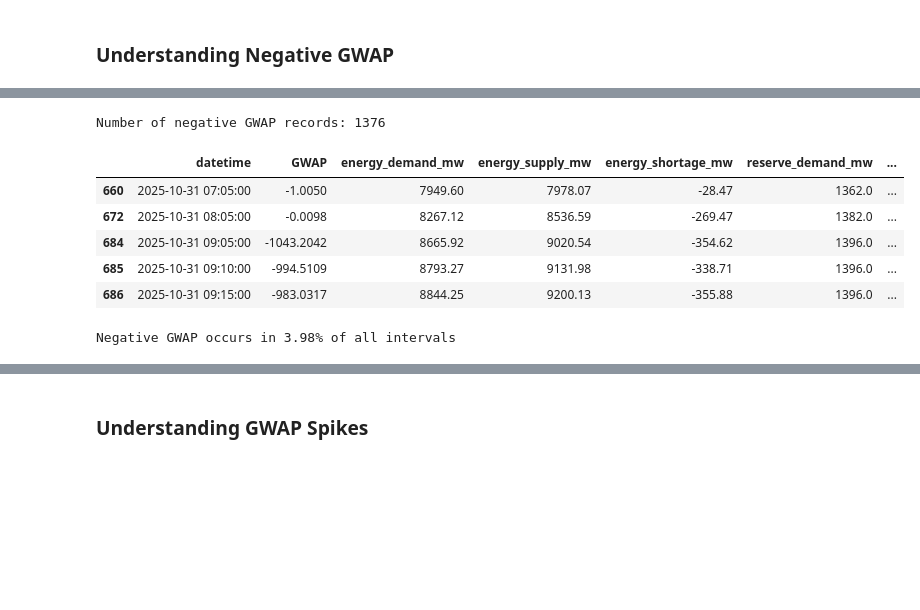
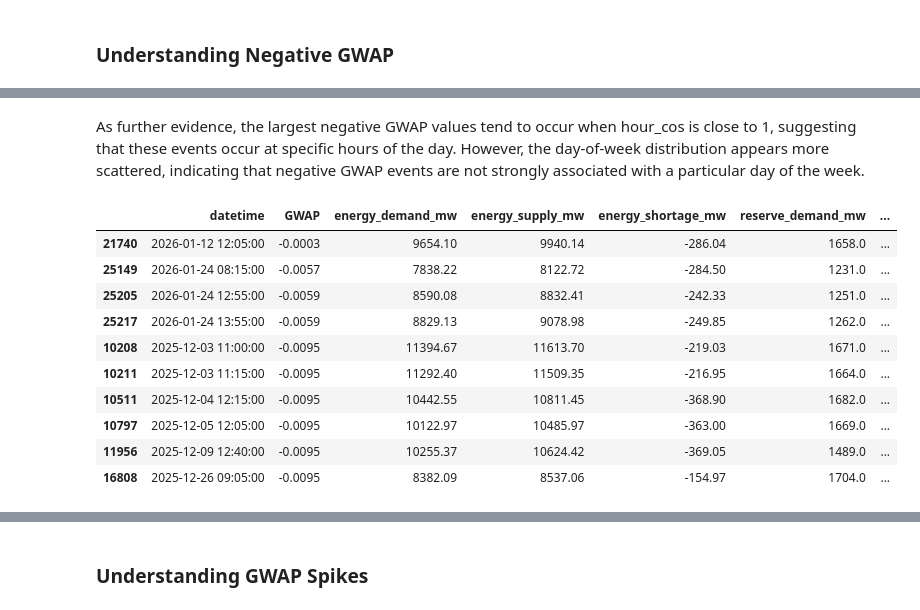
Before and after one commit to haniellejermayn/wesm-price-prediction, a Jupyter notebook: 02_EDA.ipynb, the cells around one changed output, grey strips where cells are left out. Cells and saved outputs as stored; diff of their text form; code cells hidden in the pictures; blank space fills up the shorter version.

```diff
--- a/02_EDA.ipynb
+++ b/02_EDA.ipynb
@@ -256,18 +278,16 @@ plt.show()
+# %% [markdown]
+As further evidence, the largest negative GWAP values tend to occur when hour_cos is close to 1, suggesting that these events occur at specific hours of the day. However, the day-of-week distribution appears more scattered, indicating that negative GWAP events are not strongly associated with a particular day of the week.
 # %%
-df_negative_gwap = df[df["GWAP"] < 0].copy()
-
-print(f"Number of negative GWAP records: {len(df_negative_gwap)}")
-df_negative_gwap.head()
+negative_gwap.nlargest(10, 'GWAP')
 # %% [output]
-Number of negative GWAP records: 1376
 |  | datetime | GWAP | energy_demand_mw | energy_supply_mw | energy_shortage_mw | reserve_demand_mw | ... |
-| 660 | 2025-10-31 07:05:00 | -1.0050 | 7949.60 | 7978.07 | -28.47 | 1362.0 | ... |
-| 672 | 2025-10-31 08:05:00 | -0.0098 | 8267.12 | 8536.59 | -269.47 | 1382.0 | ... |
-| 684 | 2025-10-31 09:05:00 | -1043.2042 | 8665.92 | 9020.54 | -354.62 | 1396.0 | ... |
-| 685 | 2025-10-31 09:10:00 | -994.5109 | 8793.27 | 9131.98 | -338.71 | 1396.0 | ... |
-| 686 | 2025-10-31 09:15:00 | -983.0317 | 8844.25 | 9200.13 | -355.88 | 1396.0 | ... |
+| 21740 | 2026-01-12 12:05:00 | -0.0003 | 9654.10 | 9940.14 | -286.04 | 1658.0 | ... |
+| 25149 | 2026-01-24 08:15:00 | -0.0057 | 7838.22 | 8122.72 | -284.50 | 1231.0 | ... |
+| 25205 | 2026-01-24 12:55:00 | -0.0059 | 8590.08 | 8832.41 | -242.33 | 1251.0 | ... |
+| 25217 | 2026-01-24 13:55:00 | -0.0059 | 8829.13 | 9078.98 | -249.85 | 1262.0 | ... |
+| 10208 | 2025-12-03 11:00:00 | -0.0095 | 11394.67 | 11613.70 | -219.03 | 1671.0 | ... |
+| 10211 | 2025-12-03 11:15:00 | -0.0095 | 11292.40 | 11509.35 | -216.95 | 1664.0 | ... |
+| 10511 | 2025-12-04 12:15:00 | -0.0095 | 10442.55 | 10811.45 | -368.90 | 1682.0 | ... |
+| 10797 | 2025-12-05 12:05:00 | -0.0095 | 10122.97 | 10485.97 | -363.00 | 1669.0 | ... |
+| 11956 | 2025-12-09 12:40:00 | -0.0095 | 10255.37 | 10624.42 | -369.05 | 1489.0 | ... |
+| 16808 | 2025-12-26 09:05:00 | -0.0095 | 8382.09 | 8537.06 | -154.97 | 1704.0 | ... |
-# %%
-negative_ratio = len(df_negative_gwap) / len(df) * 100
-print(f"Negative GWAP occurs in {negative_ratio:.2f}% of all intervals")
-# %% [output]
-Negative GWAP occurs in 3.98% of all intervals
```
Also changed, not shown: parts of 12 cells of this notebook, 1 other file.
